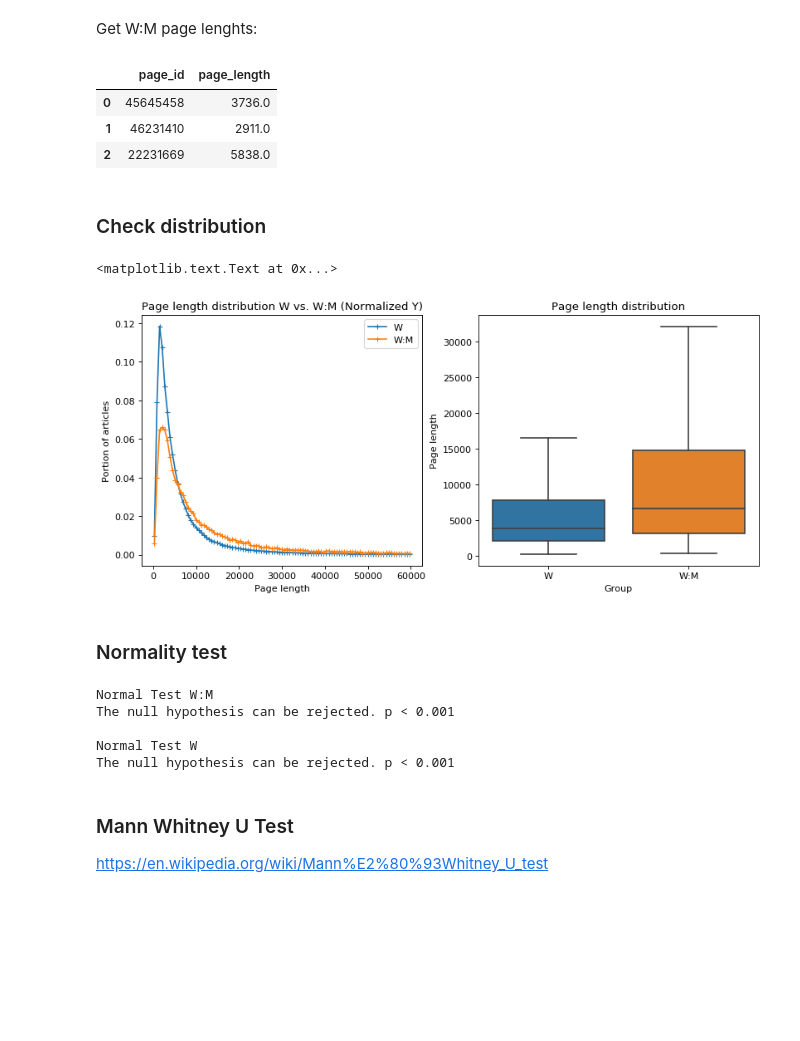
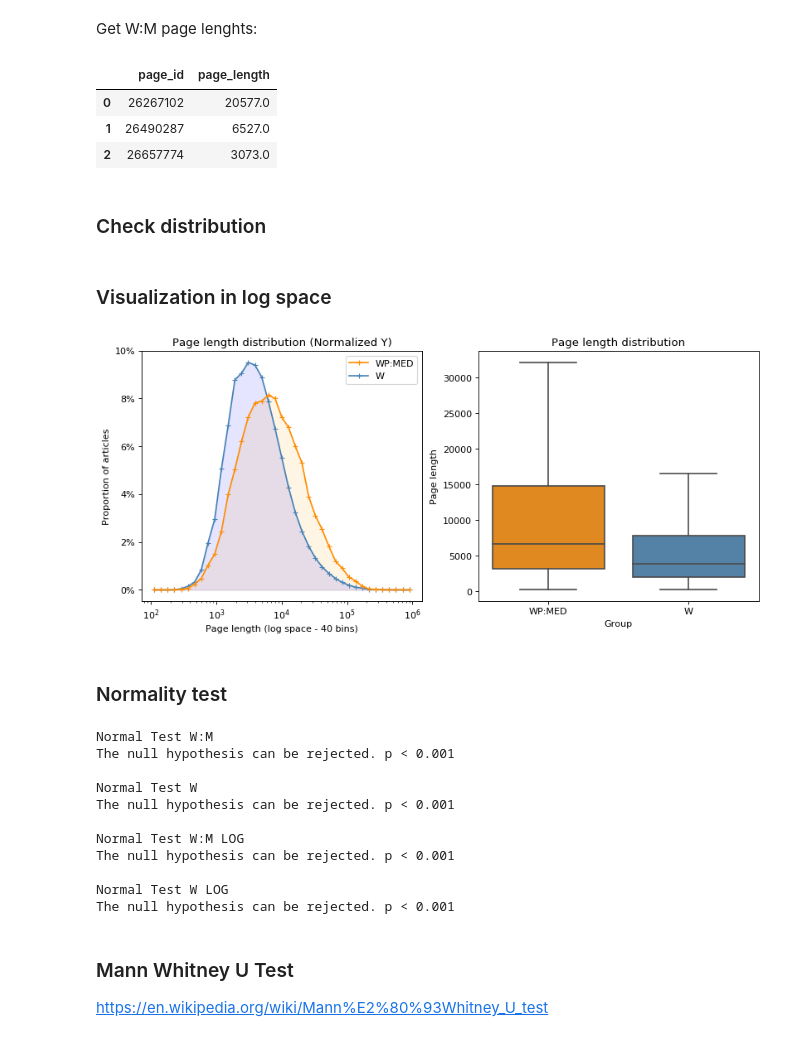
Before and after one commit to elifesciences-publications/wiki-citation-usage, a Jupyter notebook: notebooks/populate-page_lengths-table-from-dumps.ipynb, the cells around one changed output. Cells and saved outputs as stored; diff of their text form; code cells hidden in the pictures; blank space fills up the shorter version.

```diff
--- a/notebooks/populate-page_lengths-table-from-dumps.ipynb
+++ b/notebooks/populate-page_lengths-table-from-dumps.ipynb
@@ -135,13 +133,11 @@ w_pl.head(3)
 # %% [markdown]
 Get W:M page lenghts:
 # %%
-page_lengths_merged.registerTempTable("page_lengths_merged")
-
 # Page length averages for the 2 samples
 wm_page_length_query = """
 SELECT page_id, AVG(page_length) as page_length
 FROM
-    page_lengths_merged
+    page_lengths_w_date
 WHERE page_id IN
     (SELECT page_id FROM ryanmax.population_wpm_pages_with_extlinks)
 GROUP BY page_id
@@ -151,54 +147,67 @@ wm_pl = spark.sql(wm_page_length_query).toPandas()
 wm_pl.head(3)
 # %% [output]
 |  | page_id | page_length |
-| 0 | 45645458 | 3736.0 |
-| 1 | 46231410 | 2911.0 |
-| 2 | 22231669 | 5838.0 |
+| 0 | 26267102 | 20577.0 |
+| 1 | 26490287 | 6527.0 |
+| 2 | 26657774 | 3073.0 |
 # %% [markdown]
 ### Check distribution
+# %% [markdown]
+### Visualization in log space
 # %%
 from scipy.stats import binned_statistic
-
 
 def get_normalized_hist(bins, data):
     total_elements = len(data)
     groups = binned_statistic(data, data, bins = bins, statistic = lambda r: len(r) / total_elements)
     bin_centers = pd.Series(groups.bin_edges).rolling(2, 2).mean().dropna()
     return bin_centers, groups.statistic
 
-bins = np.linspace(0, 60000, 100)
+bins = np.logspace(2, 6, 40, base=10)
 w_distribution = get_normalized_hist(bins, w_pl.page_length)
 wm_distribution = get_normalized_hist(bins, wm_pl.page_length)
 
 figure(num=None, figsize=(12, 5), dpi=80, facecolor='w', edgecolor='k')
 plt.subplot(121)
 
-ax = plt.plot(w_distribution[0], w_distribution[1], marker='+', label="W")
-ax = plt.plot(wm_distribution[0], wm_distribution[1], marker='+', label="W:M")
+ax = plt.plot(wm_distribution[0], wm_distribution[1], marker='+', label="WP:MED", color="darkorange", zorder=2)
+plt.gca().fill_between(wm_distribution[0], wm_distribution[1], color = 'orange', alpha = 0.1)
+
+ax = plt.plot(w_distribution[0], w_distribution[1], marker='+', label="W", color="steelblue", zorder=1)
+plt.gca().fill_between(w_distribution[0], w_distribution[1], color = 'blue', alpha = 0.1)
+
 
 plt.gca().legend(loc="upper right")
+plt.gca().set_xscale("log", nonposx='clip')
 
 
-plt.title("Page length distribution W vs. W:M (Normalized Y)")
-plt.xlabel("Page length")
-plt.ylabel("Portion of articles")
+plt.title("Page length distribution (Normalized Y)")
+plt.xlabel("Page length (log space - 40 bins)")
+plt.ylabel("Proportion of articles")
+vals = plt.gca().get_yticks()
+plt.gca().set_yticklabels(['{:,.0%}'.format(x) for x in vals])
+
 
 plt.subplot(122)
 
 w_pl['Group'] = "W"
-wm_pl['Group'] = "W:M"
+wm_pl['Group'] = "WP:MED"
 
 length_distribution = w_pl.append(wm_pl)
-sns.boxplot(x="Group", y="page_length", data=length_distribution, showfliers=False)
+my_pal = {"WP:MED": "darkorange", "W": "steelblue"}
+sns.boxplot(x="Group", y="page_length", data=length_distribution, showfliers=False,
+            order=["WP:MED", "W"], palette=my_pal)
 plt.ylabel("Page length")
 plt.title("Page length distribution")
+
+plt.savefig("length_distribution.pdf")
 # %% [output]
-<matplotlib.text.Text at 0x...>
-[figure, old version]
+[figure, new version]
 # %% [markdown]
 ### Normality test
 # %%
 from scipy import stats
+import math
 
 def test_normality(data):
     k2, p = stats.normaltest(data)
@@ -213,12 +222,24 @@ test_normality(wm_pl.page_length)
 
 print("\nNormal Test W")
 test_normality(w_pl.page_length)
+
+print("\nNormal Test W:M LOG")
+test_normality(wm_pl.page_length.apply(lambda r: math.log(r)))
+
+print("\nNormal Test W LOG")
+test_normality(w_pl.page_length.apply(lambda r: math.log(r)))
 # %% [output]
 Normal Test W:M
 The null hypothesis can be rejected. p < 0.001
 
 Normal Test W
 The null hypothesis can be rejected. p < 0.001
+
+Normal Test W:M LOG
+The null hypothesis can be rejected. p < 0.001
+
+Normal Test W LOG
+The null hypothesis can be rejected. p < 0.001
 # %% [markdown]
 ### Mann Whitney U Test
 
```
Also changed, not shown: parts of 3 cells of this notebook, 5 other files.
